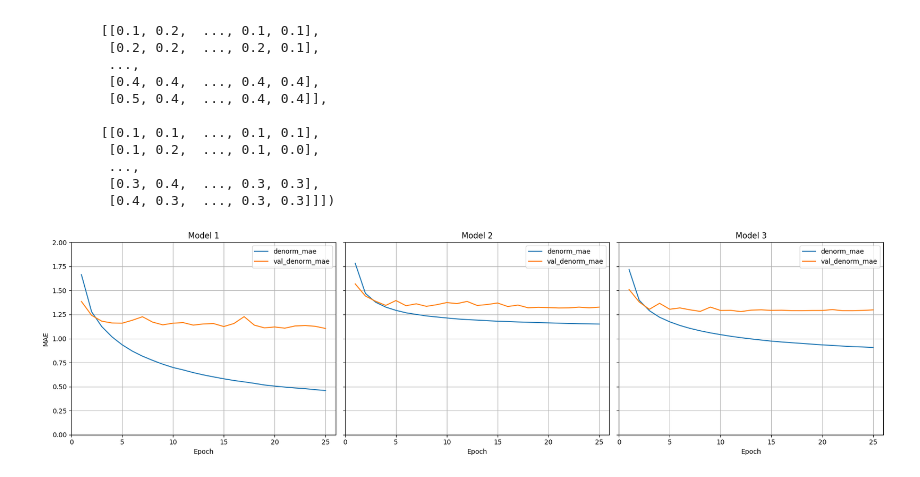
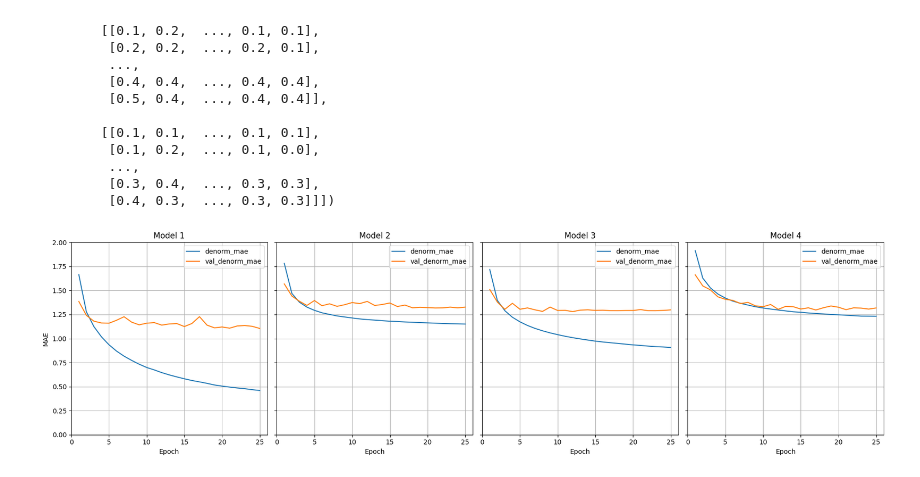
Before and after one commit to louisarts/GazeTrack-Mobile-Eye-Tracking, a Jupyter notebook: analysis.ipynb, the cells around one changed output. Drawn from its saved outputs; the diff is of its cells as text; code cells hidden in the pictures.

Commit message:
data vis on model 4 history added

```diff
--- a/analysis.ipynb
+++ b/analysis.ipynb
@@ -353,31 +353,32 @@ tensor([[[0.2, 0.3,  ..., 0.3, 0.3],
 # %%
 import pandas as pd
 import matplotlib.pyplot as plt
 
 # File paths and titles
 files = [
     ("training_histories/model_1_history.csv", "Model 1"),
     ("training_histories/model_2_history.csv", "Model 2"),
     ("training_histories/model_3_history.csv", "Model 3"),
+    ("training_histories/model_4_history.csv", "Model 4")
 ]
 
 # Create a figure with 3 horizontal subplots
-fig, axes = plt.subplots(1, 3, figsize=(18, 5), sharey=True)
+fig, axes = plt.subplots(1, 4, figsize=(18, 5), sharey=True)
 
 for ax, (file, title) in zip(axes, files):
     df = pd.read_csv(file)
     ax.plot(df["Epoch"], df["denorm_mae"], label="denorm_mae")
     ax.plot(df["Epoch"], df["val_denorm_mae"], label="val_denorm_mae")
 
     ax.set_ylim(0, 2)
     ax.set_xlim(0, 26)
     ax.set_title(title)
     ax.set_xlabel("Epoch")
     ax.grid(True)
     ax.legend()
 
 axes[0].set_ylabel("MAE")
 plt.tight_layout()
 plt.show()
 # %% [output]
-[figure, old version]
+[figure, new version]
```
